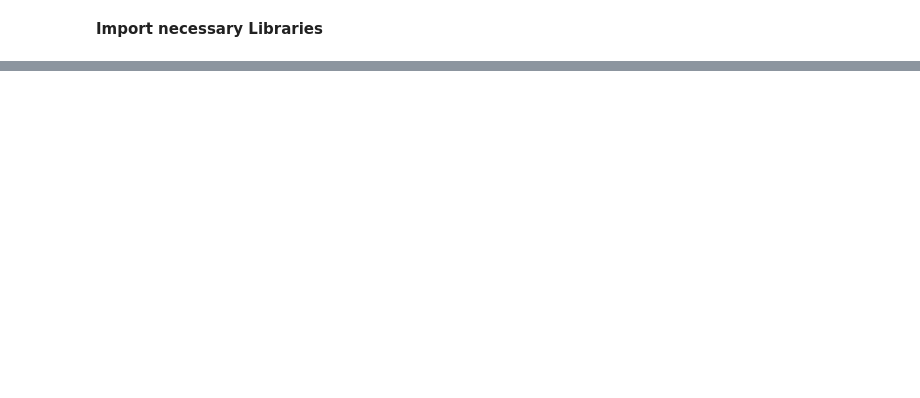
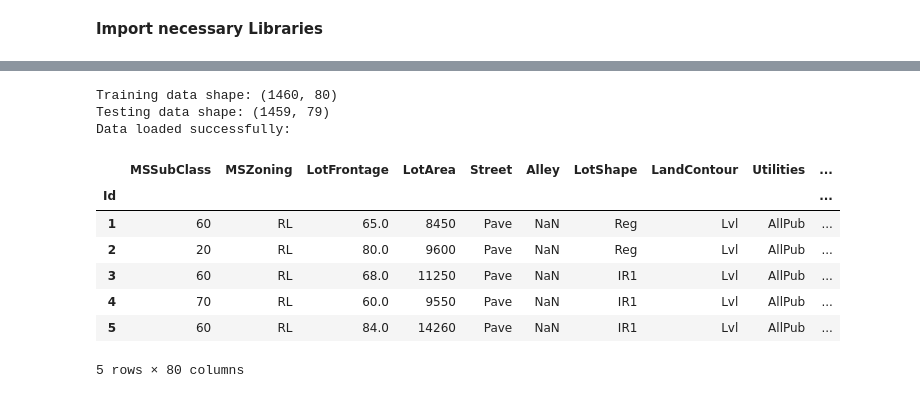
Before and after one commit to Jayasurya227/Predicting-House-Price, a Jupyter notebook: Predicting_House_Price_Project.ipynb, the cells around one changed output, grey strips where cells are left out. Saved outputs shown, nothing was run; the diff lists cells and outputs as text; code cells hidden in the pictures; blank space fills up the shorter version.

```diff
--- a/Predicting_House_Price_Project.ipynb
+++ b/Predicting_House_Price_Project.ipynb
@@ -425,0 +83,26 @@ print(np.sqrt(mean_squared_error(y_test,ridge_pred )))
+# %%
+# Now, load the data from the unzipped CSV files
+train_df = pd.read_csv('train.csv')
+test_df = pd.read_csv('test.csv')
+
+# Set the 'Id' column as the index for consistency
+train_df.set_index('Id', inplace=True)
+test_df.set_index('Id', inplace=True)
+
+print(f"Training data shape: {train_df.shape}")
+print(f"Testing data shape: {test_df.shape}")
+
+print("Data loaded successfully:")
+train_df.head()
+# %% [output]
+Training data shape: (1460, 80)
+Testing data shape: (1459, 79)
+Data loaded successfully:
+|  | MSSubClass | MSZoning | LotFrontage | LotArea | Street | Alley | LotShape | LandContour | Utilities | ... |
+| Id |  |  |  |  |  |  |  |  |  | ... |
+| 1 | 60 | RL | 65.0 | 8450 | Pave | NaN | Reg | Lvl | AllPub | ... |
+| 2 | 20 | RL | 80.0 | 9600 | Pave | NaN | Reg | Lvl | AllPub | ... |
+| 3 | 60 | RL | 68.0 | 11250 | Pave | NaN | IR1 | Lvl | AllPub | ... |
+| 4 | 70 | RL | 60.0 | 9550 | Pave | NaN | IR1 | Lvl | AllPub | ... |
+| 5 | 60 | RL | 84.0 | 14260 | Pave | NaN | IR1 | Lvl | AllPub | ... |
+5 rows × 80 columns
```
Also changed, not shown: parts of 106 cells of this notebook.
